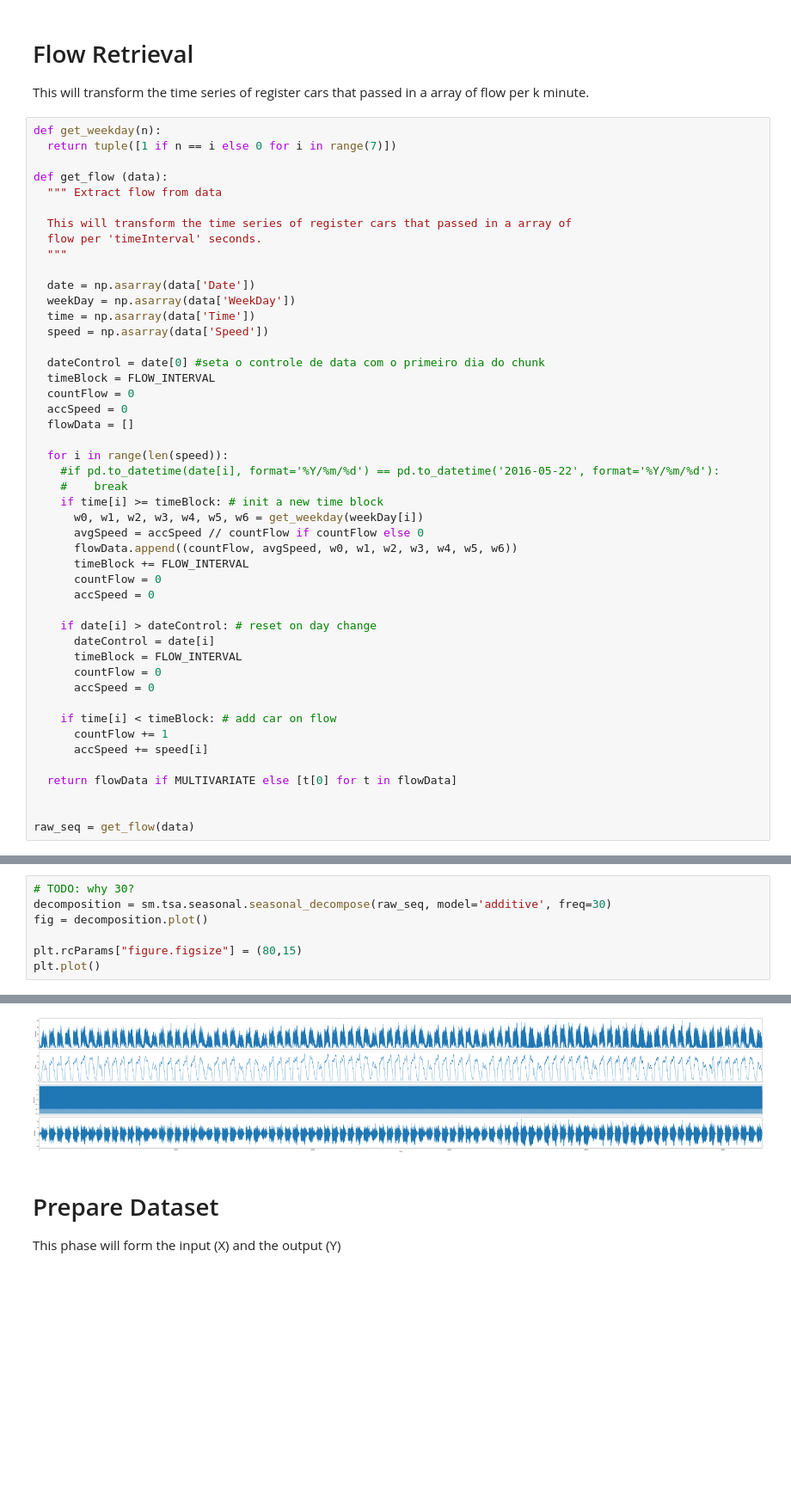
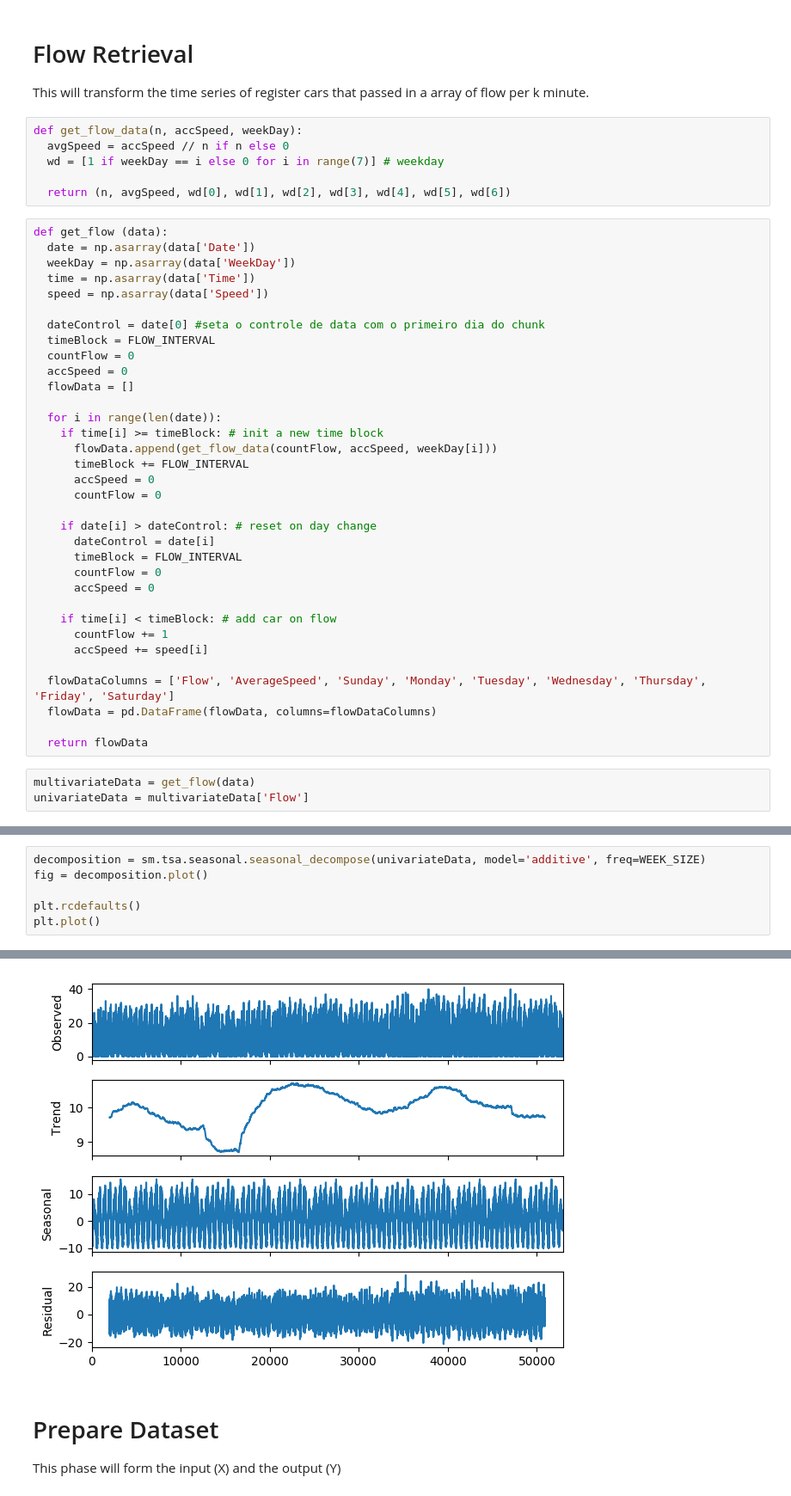
Before and after one commit to claudiosegala/traffic-flow-prediction, a Jupyter notebook: code/tcc.ipynb, the cells around one changed output, grey strips where cells are left out. Shown at 86% size. Cells and saved outputs as stored; diff of their text form; blank space fills up the shorter version.

```diff
--- a/code/tcc.ipynb
+++ b/code/tcc.ipynb
@@ -216,17 +220,14 @@ Column WeekDay has 0 null elements and 0 nan elements
 # Flow Retrieval
 
 This will transform the time series of register cars that passed in a array of flow per k minute.
+# %%
+def get_flow_data(n, accSpeed, weekDay):
+  avgSpeed = accSpeed // n if n else 0
+  wd = [1 if weekDay == i else 0 for i in range(7)] # weekday
+
+  return (n, avgSpeed, wd[0], wd[1], wd[2], wd[3], wd[4], wd[5], wd[6])
 # %%
-def get_weekday(n):
-  return tuple([1 if n == i else 0 for i in range(7)])
-
 def get_flow (data):
-  """ Extract flow from data
-
-  This will transform the time series of register cars that passed in a array of
-  flow per 'timeInterval' seconds.
-  """
-
   date = np.asarray(data['Date'])
   weekDay = np.asarray(data['WeekDay'])
   time = np.asarray(data['Time'])
@@ -238,16 +239,12 @@ def get_flow (data):
   accSpeed = 0
   flowData = []
 
-  for i in range(len(speed)):
-    #if pd.to_datetime(date[i], format='%Y/%m/%d') == pd.to_datetime('2016-05-22', format='%Y/%m/%d'):
-    #    break
+  for i in range(len(date)):
     if time[i] >= timeBlock: # init a new time block
-      w0, w1, w2, w3, w4, w5, w6 = get_weekday(weekDay[i])
-      avgSpeed = accSpeed // countFlow if countFlow else 0
-      flowData.append((countFlow, avgSpeed, w0, w1, w2, w3, w4, w5, w6))
+      flowData.append(get_flow_data(countFlow, accSpeed, weekDay[i]))
       timeBlock += FLOW_INTERVAL
+      accSpeed = 0
       countFlow = 0
-      accSpeed = 0
 
     if date[i] > dateControl: # reset on day change
       dateControl = date[i]
@@ -259,7 +256,10 @@ def get_flow (data):
       countFlow += 1
       accSpeed += speed[i]
 
-  return flowData if MULTIVARIATE else [t[0] for t in flowData]
+  flowDataColumns = ['Flow', 'AverageSpeed', 'Sunday', 'Monday', 'Tuesday', 'Wednesday', 'Thursday', 'Friday', 'Saturday']
+  flowData = pd.DataFrame(flowData, columns=flowDataColumns)
 
-
-raw_seq = get_flow(data)
+  return flowData
+# %%
+multivariateData = get_flow(data)
+univariateData = multivariateData['Flow']
@@ -274,13 +294,12 @@ This is based on [A Guide to Time Series Visualization with Python 3](https://ww
 # %%
-# TODO: why 30?
-decomposition = sm.tsa.seasonal.seasonal_decompose(raw_seq, model='additive', freq=30)
+decomposition = sm.tsa.seasonal.seasonal_decompose(univariateData, model='additive', freq=WEEK_SIZE)
 fig = decomposition.plot()
 
-plt.rcParams["figure.figsize"] = (80,15)
+plt.rcdefaults()
 plt.plot()
 # %% [output]
 []
-[figure, old version]
+[figure, new version]
 # %% [markdown]
 # Prepare Dataset
 
```
Also changed, not shown: parts of 76 cells of this notebook.
